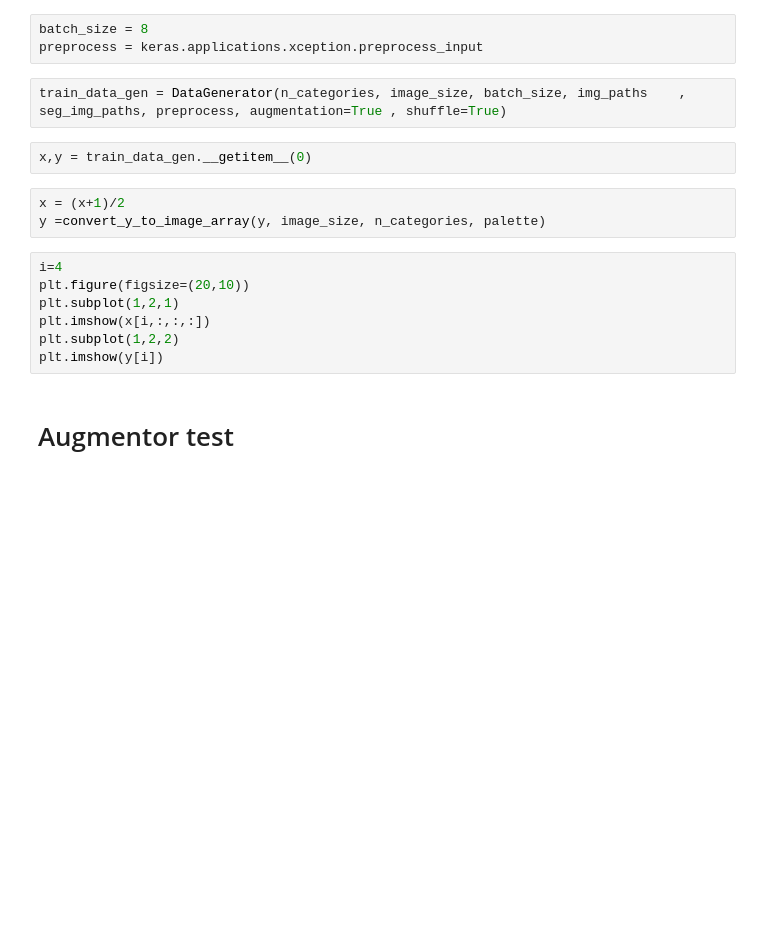
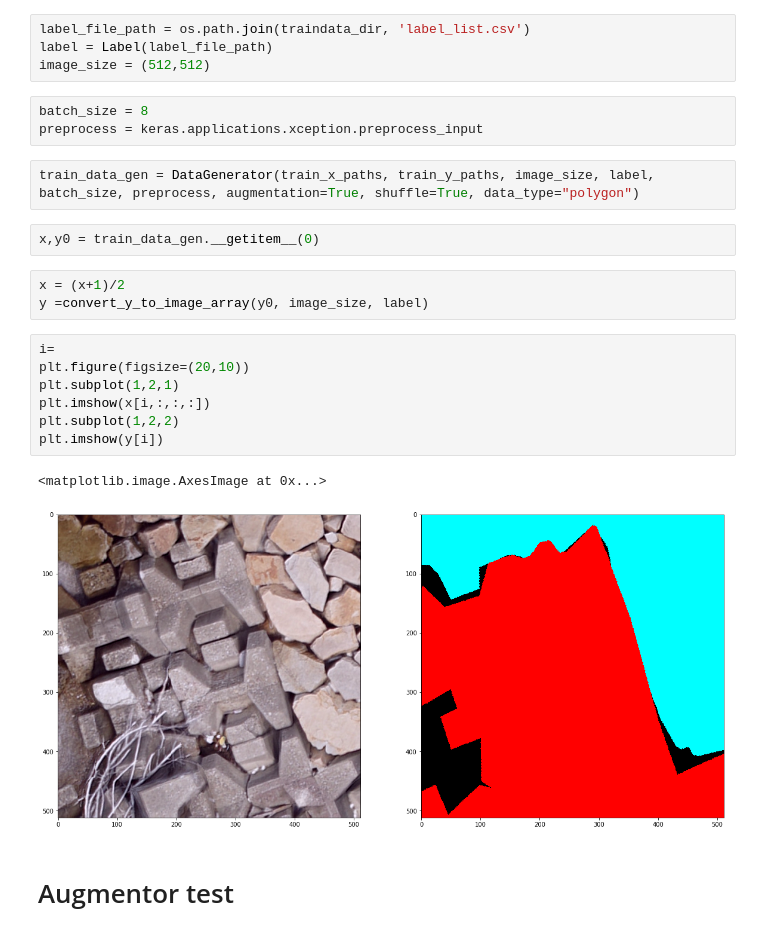
Before and after one commit to J-Taniguchi/deeplab_v3plus_tfkeras, a Jupyter notebook: generator_augmentation_test.ipynb, the cells around one changed output. Cells and saved outputs as stored; diff of their text form; blank space fills up the shorter version.

```diff
--- a/generator_augmentation_test.ipynb
+++ b/generator_augmentation_test.ipynb
@@ -41,20 +58,27 @@ valid_y_paths = [os.path.join(seg_img_dir,valid_img_names[i]) + ".png" for i in
+# %%
+label_file_path = os.path.join(traindata_dir, 'label_list.csv')
+label = Label(label_file_path)
+image_size = (512,512)
 # %%
 batch_size = 8
 preprocess = keras.applications.xception.preprocess_input
 # %%
-train_data_gen = DataGenerator(n_categories, image_size, batch_size, img_paths    , seg_img_paths, preprocess, augmentation=True , shuffle=True)
+train_data_gen = DataGenerator(train_x_paths, train_y_paths, image_size, label, batch_size, preprocess, augmentation=True, shuffle=True, data_type="polygon")
 # %%
-x,y = train_data_gen.__getitem__(0)
+x,y0 = train_data_gen.__getitem__(0)
 # %%
 x = (x+1)/2
-y =convert_y_to_image_array(y, image_size, n_categories, palette)
+y =convert_y_to_image_array(y0, image_size, label)
 # %%
-i=4
+i=
 plt.figure(figsize=(20,10))
 plt.subplot(1,2,1)
 plt.imshow(x[i,:,:,:])
 plt.subplot(1,2,2)
 plt.imshow(y[i])
+# %% [output]
+<matplotlib.image.AxesImage at 0x...>
+[figure, added]
 # %% [markdown]
 # Augmentor test
 # %%
```
Also changed, not shown: parts of 5 cells of this notebook, 11 other files.
